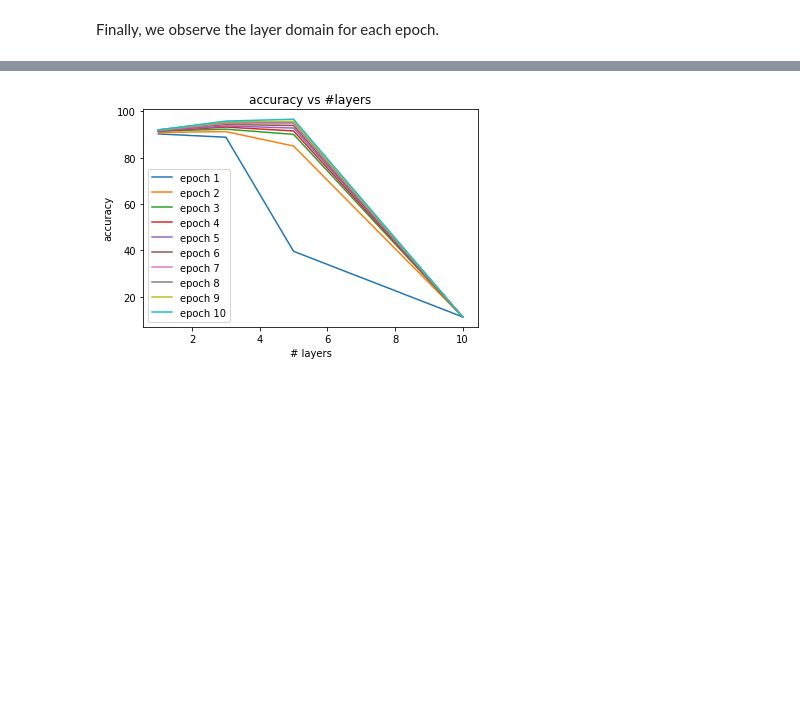
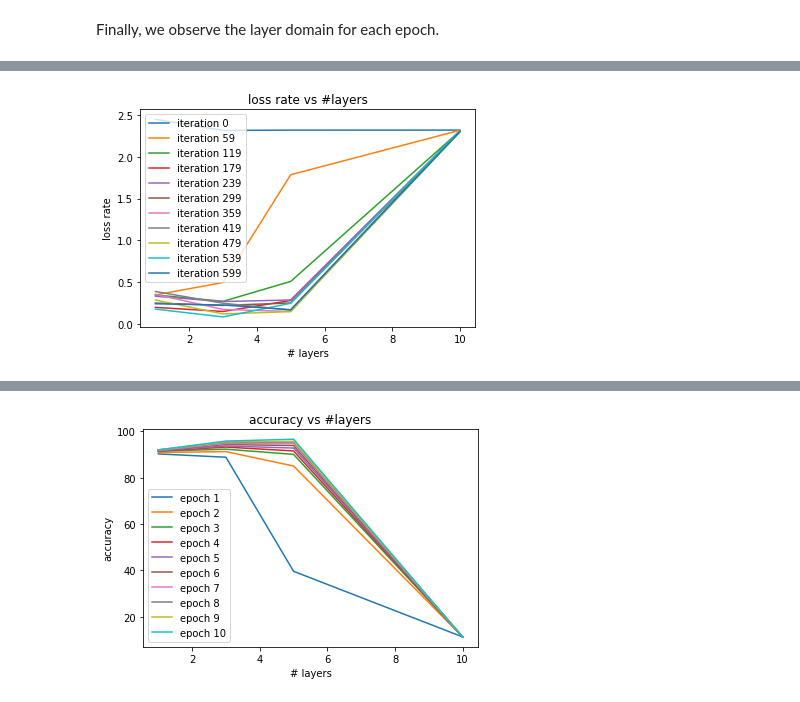
Before and after one commit to lduran2/CIS3715_DataScience_2022, a Jupyter notebook: Lab10/Lab10.ipynb, the cells around one changed output, grey strips where cells are left out. Cells and saved outputs as stored; diff of their text form; code cells hidden in the pictures; blank space fills up the shorter version.

Commit message:
[lab10] loss in layer domain

```diff
--- a/Lab10/Lab10.ipynb
+++ b/Lab10/Lab10.ipynb
@@ -769,3 +769,9 @@ fig.show()
 # %% [markdown]
 Finally,
 we observe the layer domain for each epoch.
+# %%
+#transpose the losses
+#rename indices to just the # of layers without unit
+#sort by the number of layers
+all_losses2_vs_layers = losses2.transpose().rename(index=dict(zip(model2_names, nos_of_layers))).sort_index()
+all_losses2_vs_layers
@@ -771,0 +785,6 @@ we observe the layer domain for each epoch.
+# %%
+#store 0 and end of each iteration
+ITERATIONS_PER_EPOCH = N_ITERATIONS//args['epochs']
+I_EPOCH_ITERS = [0,] + list(range(ITERATIONS_PER_EPOCH - 1, N_ITERATIONS, ITERATIONS_PER_EPOCH))
+losses2_vs_layers = all_losses2_vs_layers[I_EPOCH_ITERS]
+losses2_vs_layers
@@ -771,0 +797,10 @@ we observe the layer domain for each epoch.
+# %%
+fig, ax = plt.subplots(1, 1)
+ax.plot(losses2_vs_layers)
+ax.set_title('loss rate vs #layers')
+ax.set_xlabel('# layers')
+ax.set_ylabel('loss rate')
+ax.legend(tuple('iteration {}'.format(k) for k in I_EPOCH_ITERS))
+fig.show()
+# %% [output]
+[figure, added]
```
Also changed, not shown: parts of 5 cells of this notebook.
